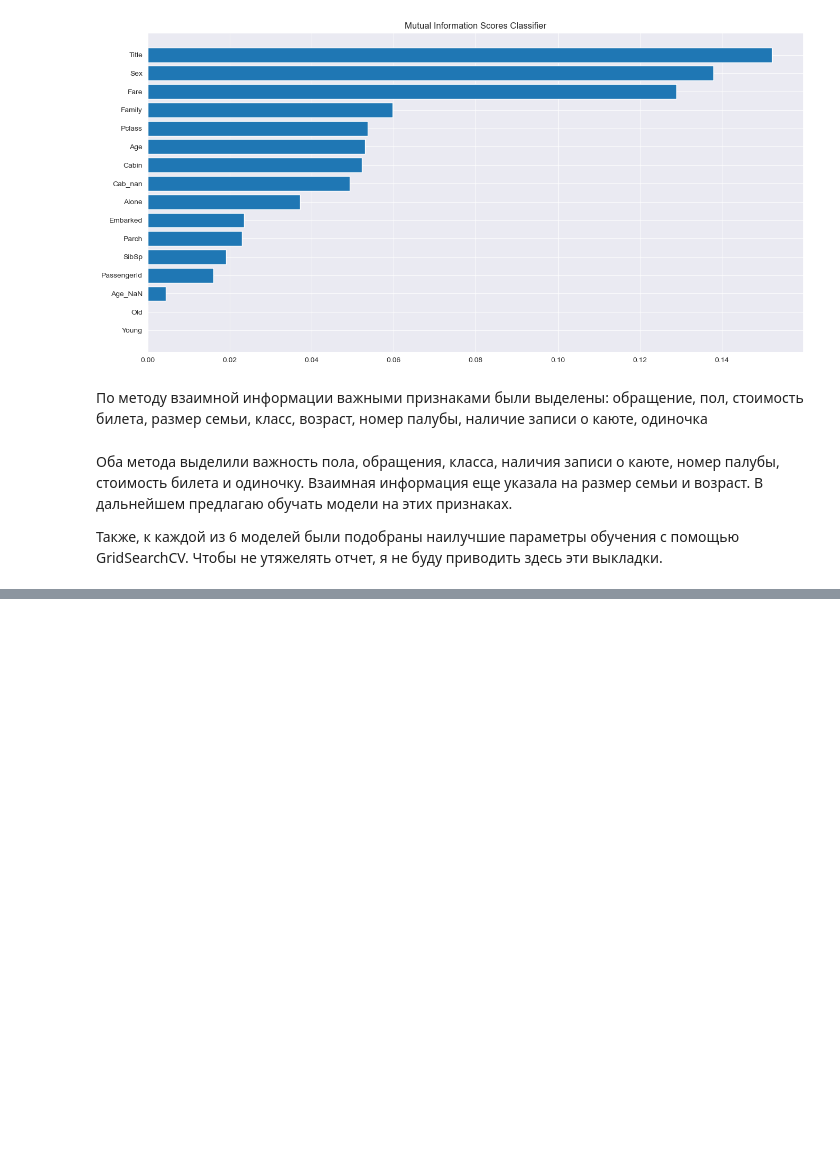
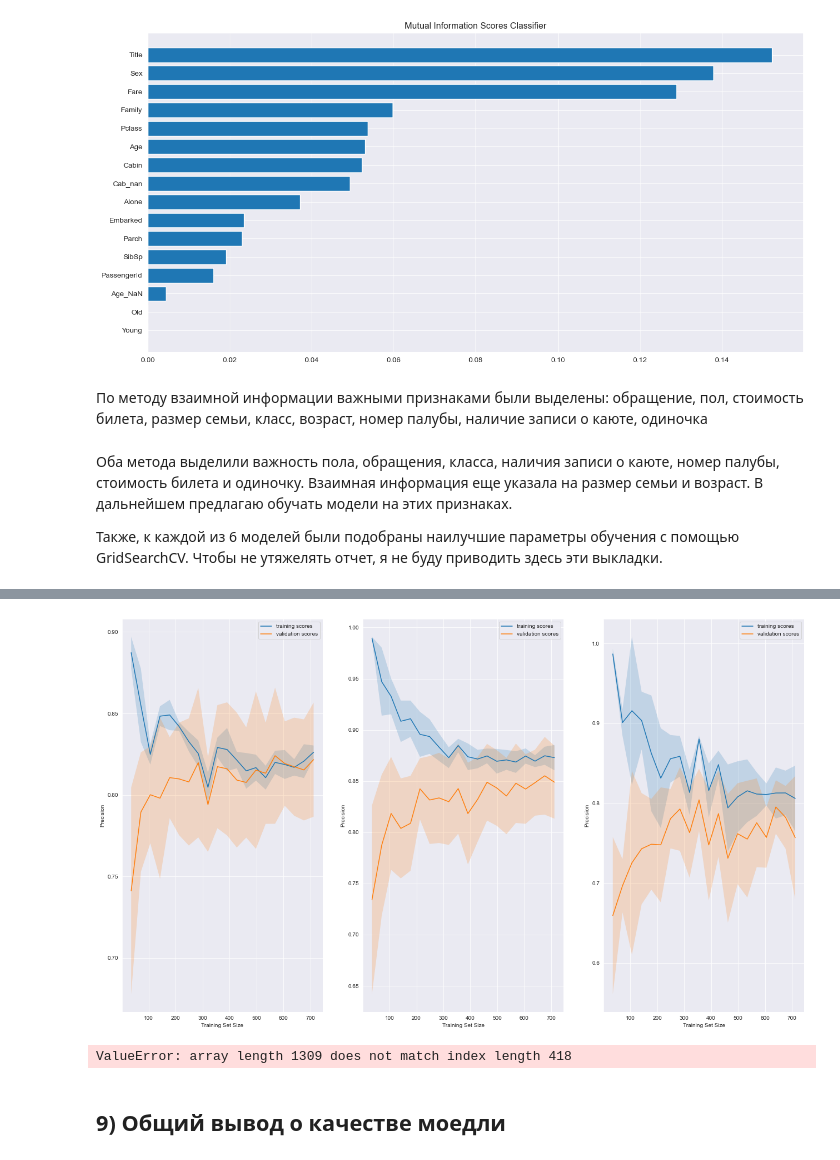
Before and after one commit to ex3del/lab4_iad, a Jupyter notebook: Без названия.ipynb, the cells around one changed output, grey strips where cells are left out. Drawn from its saved outputs; the diff is of its cells as text; code cells hidden in the pictures; blank space fills up the shorter version.

```diff
--- a/Без названия.ipynb
+++ b/Без названия.ipynb
@@ -878,0 +1232,22 @@ alg_four_best
+# %%
+def plot_learning_curve(degree=2, alpha=0.01):
+    train_sizes = np.linspace(0.05, 1, 20)
+    logit_pipe = Pipeline([('scaler', StandardScaler()), ('poly', PolynomialFeatures(degree=degree)),
+    ('sgd_logit', SGDClassifier(n_jobs=-1, random_state=17, alpha=alpha))])
+    N_train, val_train, val_test = learning_curve(logit_pipe,
+    X, y, train_sizes=train_sizes, cv=5,
+    scoring='roc_auc')
+    plot_with_err(N_train, val_train, label='training scores')
+    plot_with_err(N_train, val_test, label='validation scores')
+    plt.xlabel('Training Set Size'); plt.ylabel('Precision')
+    plt.legend()
+
+plt.figure(figsize=(22, 13))
+plt.subplot(1,3,1)
+plot_learning_curve(degree=2, alpha=10)
+plt.subplot(1,3,2)
+plot_learning_curve(degree=2, alpha=0.05)
+plt.subplot(1,3,3)
+plot_learning_curve(degree=2, alpha=0.0001)
+# %% [output]
+[figure, added]
@@ -878,0 +1267,19 @@ alg_four_best
+# %%
+
+alg_test = RandomForestClassifier(min_samples_leaf=2, min_samples_split=10,
+                        n_estimators=650)
+
+alg_test.fit(cheat.drop('Survived', axis=1), cheat.Survived)
+
+predictions = alg_test.predict(cheat.drop('Survived', axis=1))
+
+submission_les = pd.DataFrame({
+    "PassengerId": ch["PassengerId"],
+    "Survived": predictions
+})
+
+submission_les.to_csv("titanic-les-submission.csv", index=False)
+# %% [output]
+ValueError: array length 1309 does not match index length 418
+# %% [markdown]
+## 9) Общий вывод о качестве моедли
```
Also changed, not shown: parts of 47 cells of this notebook, 7 other files.
